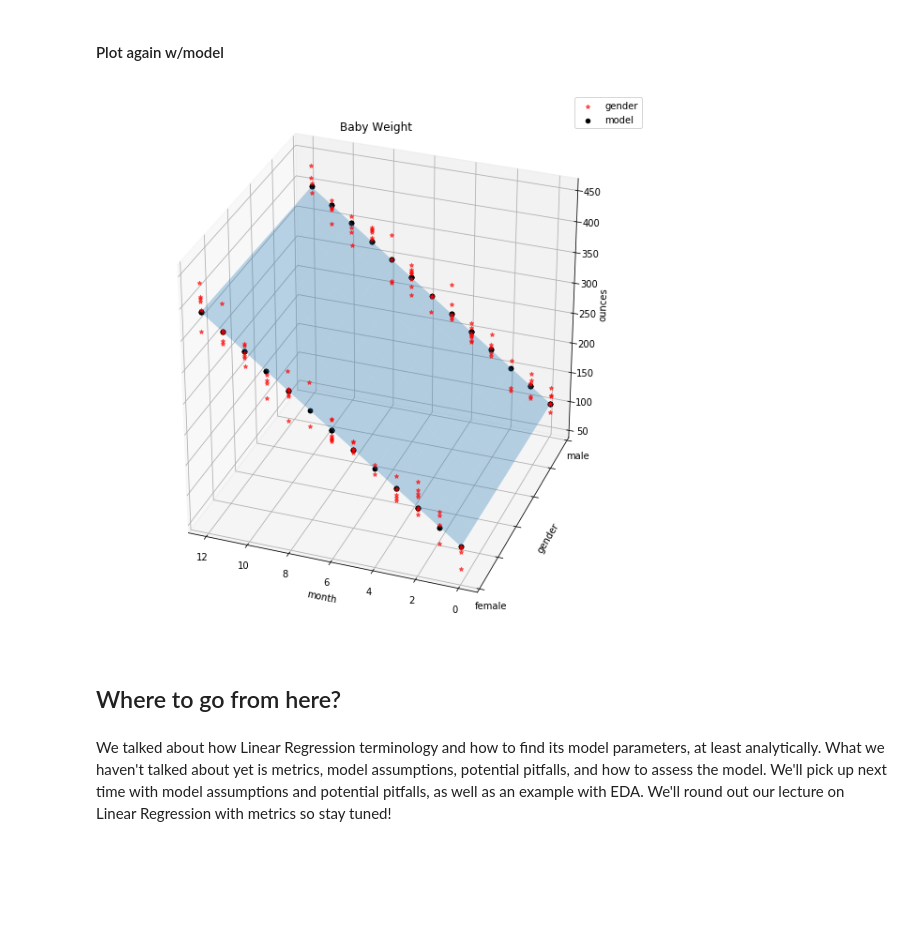
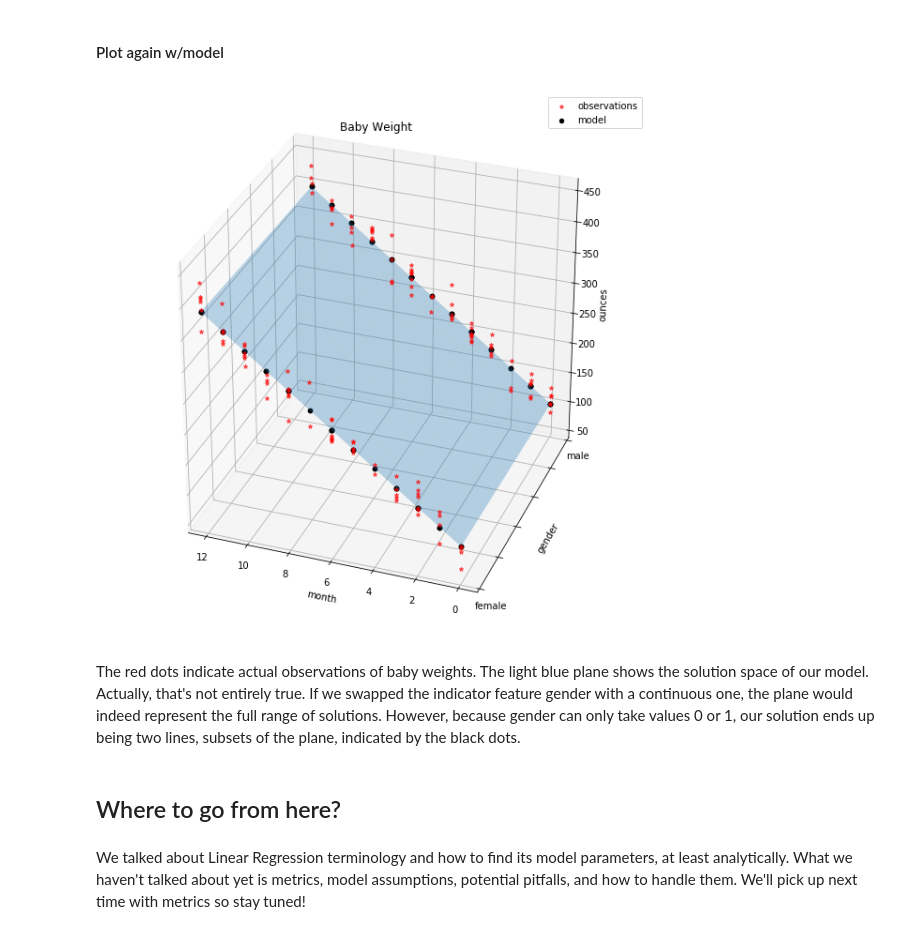
Before and after one commit to dziganto/Data_Science_Fundamentals, a Jupyter notebook: notebooks/Machine_Learning/Supervised_Learning/Regression/Linear_Regression/1_Linear_Regression_101.ipynb, the cells around one changed output. Saved outputs shown, nothing was run; the diff lists cells and outputs as text; code cells hidden in the pictures; blank space fills up the shorter version.

```diff
--- a/notebooks/Machine_Learning/Supervised_Learning/Regression/Linear_Regression/1_Linear_Regression_101.ipynb
+++ b/notebooks/Machine_Learning/Supervised_Learning/Regression/Linear_Regression/1_Linear_Regression_101.ipynb
@@ -245,36 +247,39 @@ multi_model = np.dot(X, multivariate_params)
 # setup
 fig = plt.figure(1, figsize=(8, 8))
 ax = Axes3D(fig, elev=30, azim=110)
 ax.set_title("Baby Weight")
 ax.set_xlabel("month")
 ax.w_xaxis.set_ticklabels(months[::2])
 ax.set_ylabel("gender")
 ax.set_ylim3d(0, 1)
 ax.w_yaxis.set_ticklabels(['male','','','','','female'])
 ax.set_zlabel("ounces")
 ax.w_zaxis.set_ticklabels(range(50,500,50))
 
 # scatter plots
 scatter1 = ax.scatter(X[:,1], X[:,2], y,
                       c='red',
                       marker='*',
                       depthshade=False,
-                      label='gender',
+                      label='observations',
                       alpha=0.6)
 scatter2 = ax.scatter3D(X[:,1], X[:,2], multi_model, c='k', depthshade=False, label='model')
 
 # plane plot
 xs, ys = np.meshgrid(months, np.arange(0, 1.125, 0.125))
 z = multivariate_params[0] + \
     np.dot(xs, multivariate_params[1]) + \
     np.dot(ys, multivariate_params[2])
 ax.plot_surface(xs, ys, z, alpha=0.3, shade=False)
 
 plt.legend(fancybox=True)
+
 plt.show()
 # %% [output]
-[figure, old version]
+[figure, new version]
+# %% [markdown]
+The red dots indicate actual observations of baby weights. The light blue plane shows the solution space of our model. Actually, that's not entirely true. If we swapped the indicator feature gender with a continuous one, the plane would indeed represent the full range of solutions. However, because gender can only take values 0 or 1, our solution ends up being two lines, subsets of the plane, indicated by the black dots.
 # %% [markdown]
 ## Where to go from here?
 # %% [markdown]
-We talked about how Linear Regression terminology and how to find its model parameters, at least analytically. What we haven't talked about yet is metrics, model assumptions, potential pitfalls, and how to assess the model. We'll pick up next time with model assumptions and potential pitfalls, as well as an example with EDA. We'll round out our lecture on Linear Regression with metrics so stay tuned!
+We talked about Linear Regression terminology and how to find its model parameters, at least analytically. What we haven't talked about yet is metrics, model assumptions, potential pitfalls, and how to handle them. We'll pick up next time with metrics so stay tuned!
```
Also changed, not shown: parts of 3 cells of this notebook, 1 other file.
